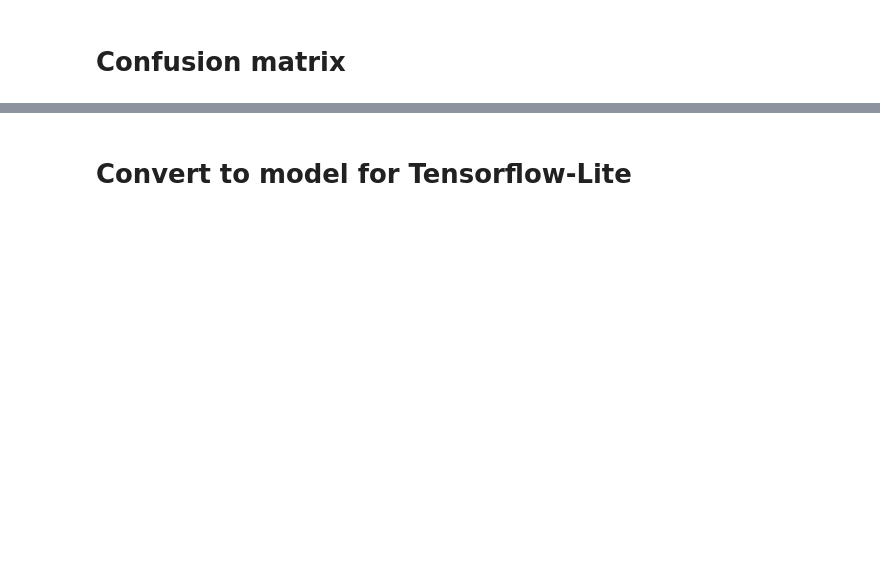
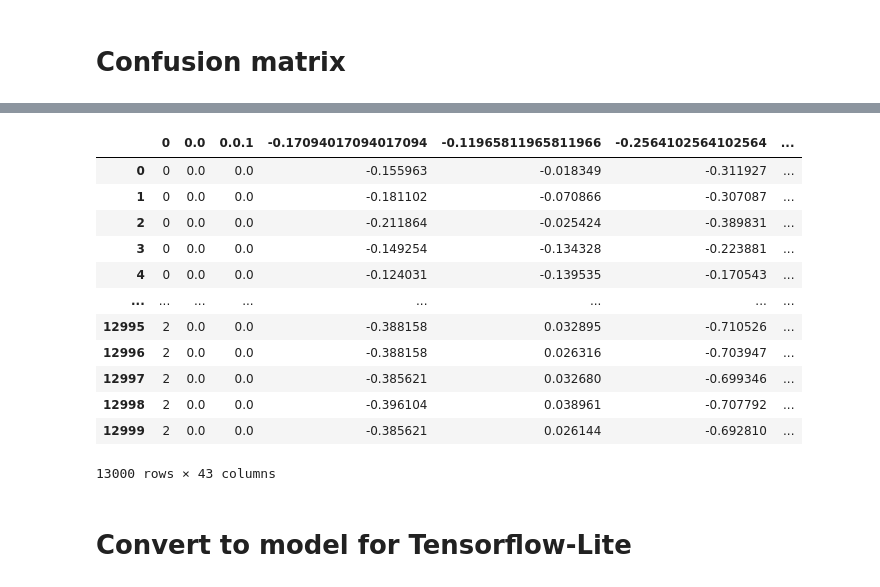
Before and after one commit to Tkag0001/Air-writing, a Jupyter notebook: keypoint_classification_EN.ipynb, the cells around one changed output, grey strips where cells are left out. Drawn from its saved outputs; the diff is of its cells as text; code cells hidden in the pictures; blank space fills up the shorter version.

```diff
--- a/keypoint_classification_EN.ipynb
+++ b/keypoint_classification_EN.ipynb
@@ -163,3 +193,20 @@ weighted avg       1.00      1.00      1.00      2727
+# %%
+df = pd.read_csv(dataset)
+df
+# %% [output]
+|  | 0 | 0.0 | 0.0.1 | -0.17094017094017094 | -0.11965811965811966 | -0.2564102564102564 | ... |
+| 0 | 0 | 0.0 | 0.0 | -0.155963 | -0.018349 | -0.311927 | ... |
+| 1 | 0 | 0.0 | 0.0 | -0.181102 | -0.070866 | -0.307087 | ... |
+| 2 | 0 | 0.0 | 0.0 | -0.211864 | -0.025424 | -0.389831 | ... |
+| 3 | 0 | 0.0 | 0.0 | -0.149254 | -0.134328 | -0.223881 | ... |
+| 4 | 0 | 0.0 | 0.0 | -0.124031 | -0.139535 | -0.170543 | ... |
+| ... | ... | ... | ... | ... | ... | ... | ... |
+| 12995 | 2 | 0.0 | 0.0 | -0.388158 | 0.032895 | -0.710526 | ... |
+| 12996 | 2 | 0.0 | 0.0 | -0.388158 | 0.026316 | -0.703947 | ... |
+| 12997 | 2 | 0.0 | 0.0 | -0.385621 | 0.032680 | -0.699346 | ... |
+| 12998 | 2 | 0.0 | 0.0 | -0.396104 | 0.038961 | -0.707792 | ... |
+| 12999 | 2 | 0.0 | 0.0 | -0.385621 | 0.026144 | -0.692810 | ... |
+13000 rows × 43 columns
 # %% [markdown]
 # Convert to model for Tensorflow-Lite
 # %%
```
Also changed, not shown: parts of 16 cells of this notebook.
